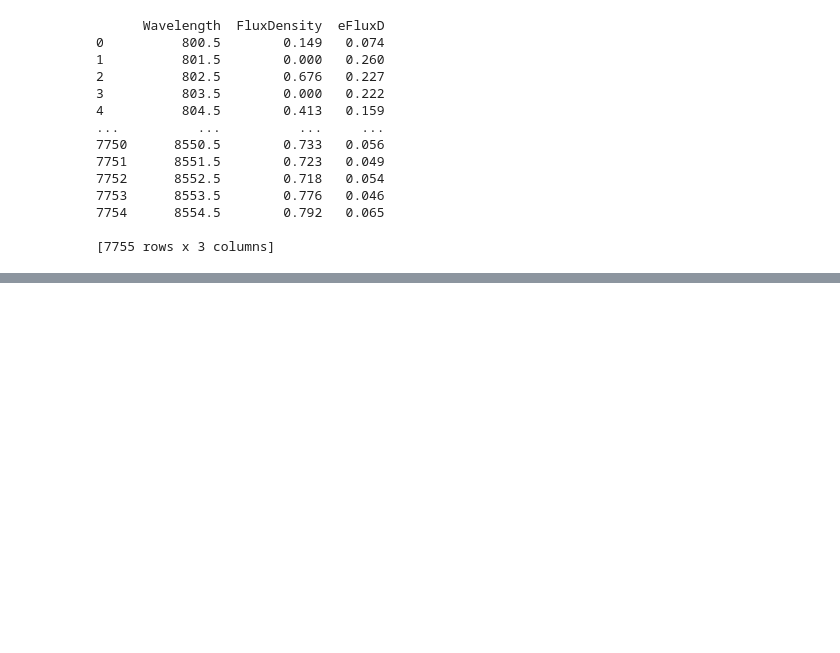
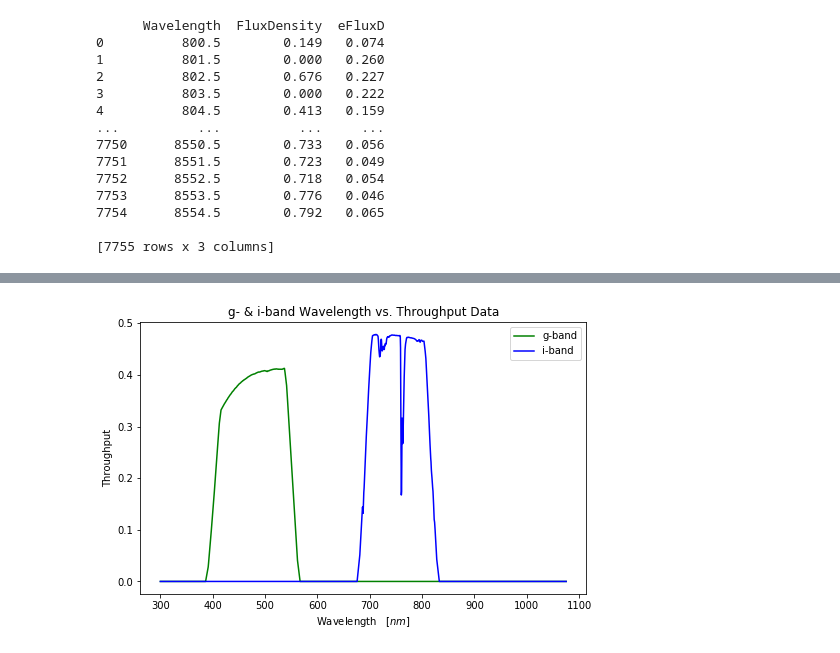
Before and after one commit to jbc1216/ASTR499, a Jupyter notebook: QuasarSpectra.ipynb, the cells around one changed output, grey strips where cells are left out. Saved outputs shown, nothing was run; the diff lists cells and outputs as text; code cells hidden in the pictures; blank space fills up the shorter version.

Commit message:
Work through problem 2

```diff
--- a/QuasarSpectra.ipynb
+++ b/QuasarSpectra.ipynb
@@ -70,0 +79,22 @@ plt.show()
+# %%
+gband = pd.read_csv('throughputs/baseline/total_g.dat', sep=' ', header=7)
+gband.columns = ['Wavelength','Throughput']
+gWavelength = gband['Wavelength'][0:7755]
+gThroughput = gband['Throughput'][0:7755]
+
+iband = pd.read_csv('throughputs/baseline/total_i.dat', sep=' ', header=7)
+iband.columns = ['Wavelength', 'Throughput']
+iWavelength = iband['Wavelength'][0:7755]
+iThroughput = iband['Throughput'][0:7755]
+# %%
+fig, ax = plt.subplots(1,1, figsize=(8,5))
+ax.plot(gWavelength, gThroughput, label='g-band', c='g')
+ax.plot(iWavelength, iThroughput, label='i-band', c='b')
+ax.set_title('g- & i-band Wavelength vs. Throughput Data')
+ax.set_xlabel('Wavelength   $[nm]$')
+ax.set_ylabel('Throughput')
+ax.legend(loc='best')
+fig.subplots_adjust(hspace=0.5)
+plt.show()
+# %% [output]
+[figure, added]
```
Also changed, not shown: parts of 5 cells of this notebook.
